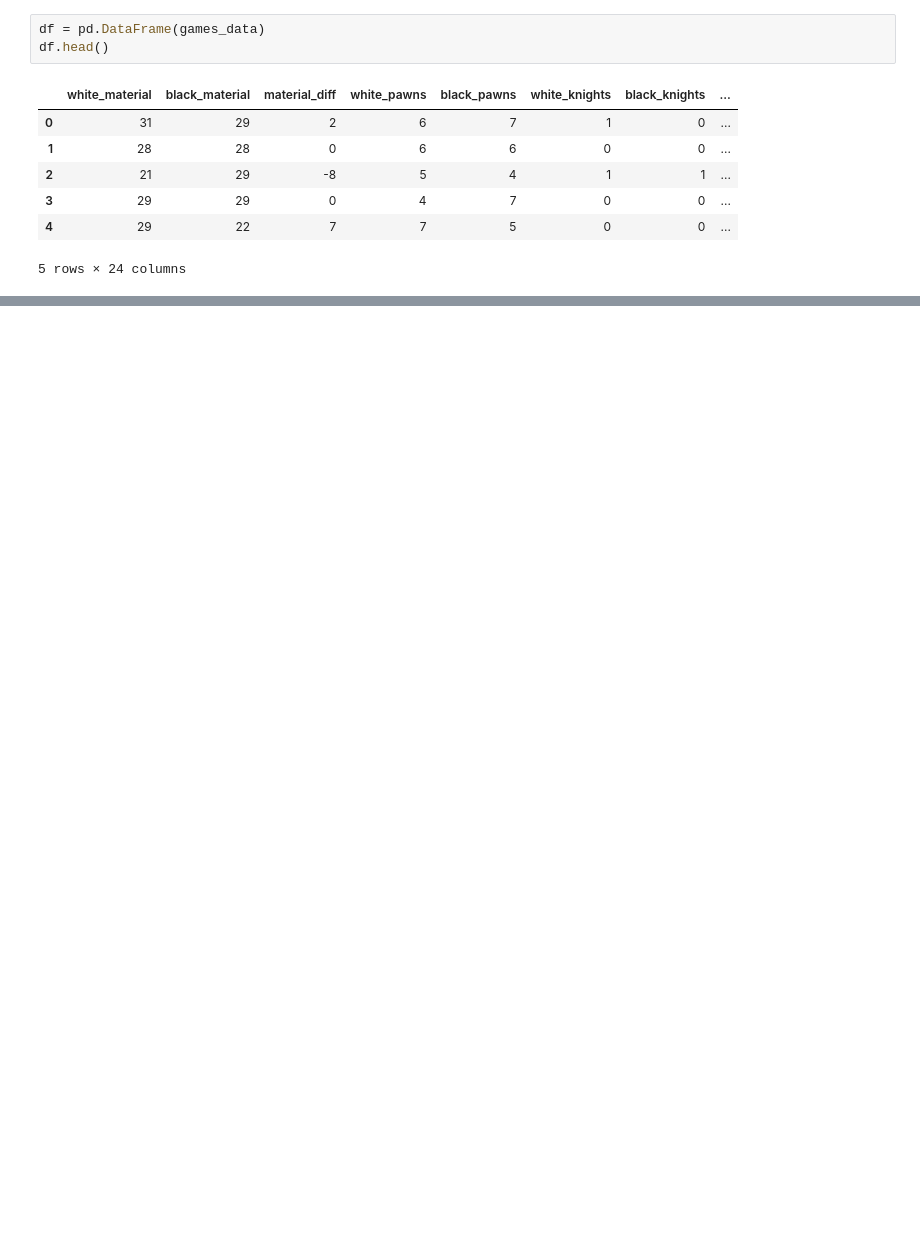
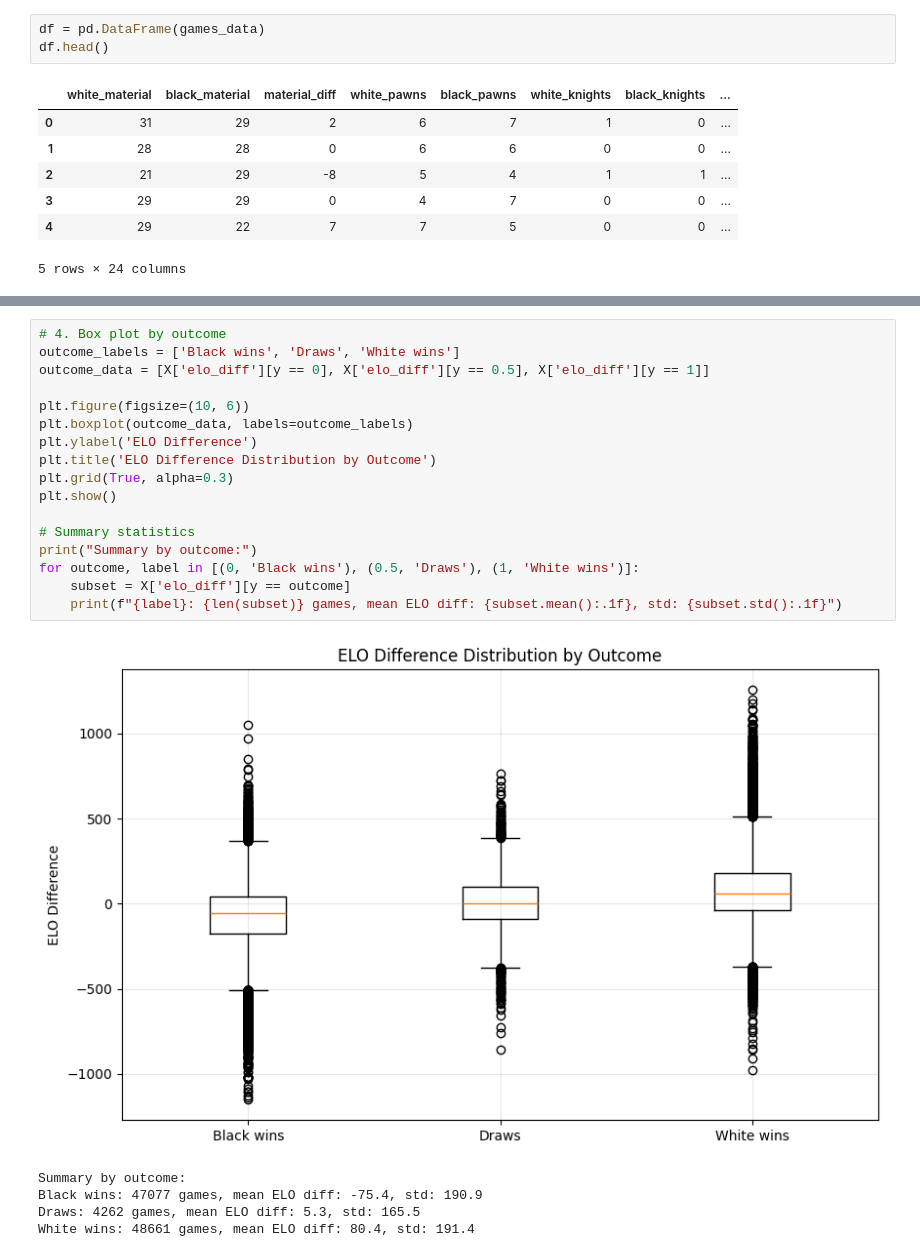
Before and after one commit to davdpanpan/chess, a Jupyter notebook: chess-win-predict.ipynb, the cells around one changed output, grey strips where cells are left out. Drawn from its saved outputs; the diff is of its cells as text; blank space fills up the shorter version.

```diff
--- a/chess-win-predict.ipynb
+++ b/chess-win-predict.ipynb
@@ -34,0 +235,23 @@ Index(['white_material', 'black_material', 'material_diff', 'white_pawns',
+# %%
+# 4. Box plot by outcome
+outcome_labels = ['Black wins', 'Draws', 'White wins']
+outcome_data = [X['elo_diff'][y == 0], X['elo_diff'][y == 0.5], X['elo_diff'][y == 1]]
+
+plt.figure(figsize=(10, 6))
+plt.boxplot(outcome_data, labels=outcome_labels)
+plt.ylabel('ELO Difference')
+plt.title('ELO Difference Distribution by Outcome')
+plt.grid(True, alpha=0.3)
+plt.show()
+
+# Summary statistics
+print("Summary by outcome:")
+for outcome, label in [(0, 'Black wins'), (0.5, 'Draws'), (1, 'White wins')]:
+    subset = X['elo_diff'][y == outcome]
+    print(f"{label}: {len(subset)} games, mean ELO diff: {subset.mean():.1f}, std: {subset.std():.1f}")
+# %% [output]
+[figure, added]
+Summary by outcome:
+Black wins: 47077 games, mean ELO diff: -75.4, std: 190.9
+Draws: 4262 games, mean ELO diff: 5.3, std: 165.5
+White wins: 48661 games, mean ELO diff: 80.4, std: 191.4
```
Also changed, not shown: parts of 32 cells of this notebook.
